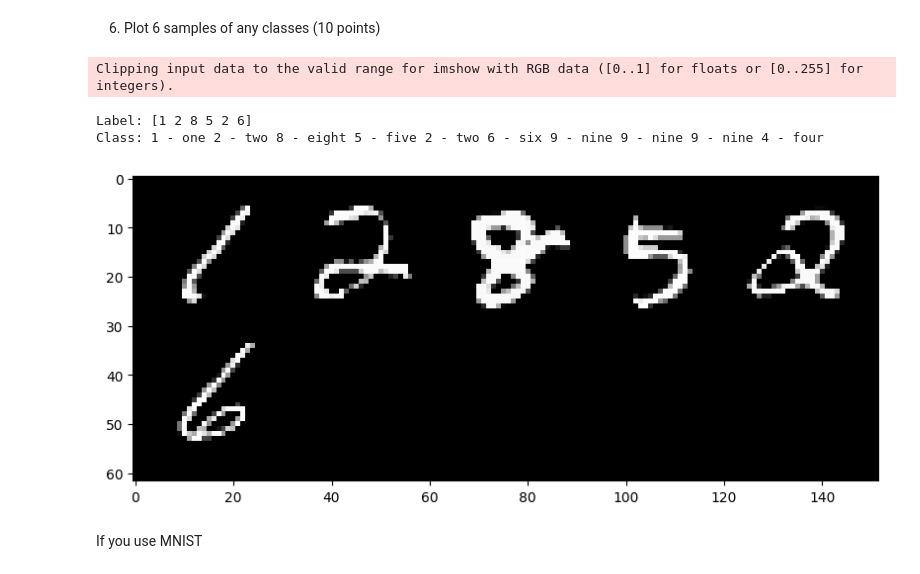
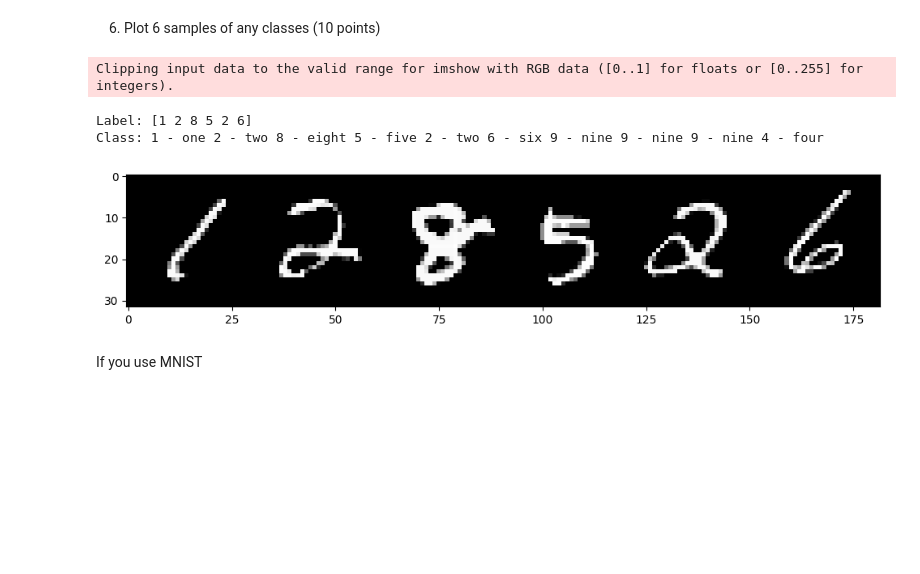
Before and after one commit to minnbanya/ML-Finals, a Jupyter notebook: Final-Minn-B.ipynb, the cells around one changed output. Drawn from its saved outputs; the diff is of its cells as text; code cells hidden in the pictures; blank space fills up the shorter version.

```diff
--- a/Final-Minn-B.ipynb
+++ b/Final-Minn-B.ipynb
@@ -91,26 +93,19 @@ torch.Size([32, 1, 28, 28])
 # %%
 class_names = training_data.classes
 # Print the labels
 print('Label:', label[0:6].numpy())
 print('Class:', *np.array([class_names[i] for i in label[0:10]]))
 
-im = make_grid(sample[0:6], nrow=5)  # the default nrow is 8
-
-# # Inverse normalize the images
-# inv_normalize = transforms.Normalize(
-#     mean=[-0.485/0.229, -0.456/0.224, -0.406/0.225],
-#     std=[1/0.229, 1/0.224, 1/0.225]
-# )
-# im_inv = inv_normalize(im)
+im = make_grid(sample[0:6], nrow=8)
 
 # Print the images
 plt.figure(figsize=(12,4))
 plt.imshow(np.transpose(im.numpy(), (1, 2, 0)));
 # %% [output]
 Clipping input data to the valid range for imshow with RGB data ([0..1] for floats or [0..255] for integers).
 Label: [1 2 8 5 2 6]
 Class: 1 - one 2 - two 8 - eight 5 - five 2 - two 6 - six 9 - nine 9 - nine 9 - nine 4 - four
-[figure, old version]
+[figure, new version]
 # %% [markdown]
 If you use MNIST
 # %% [markdown]
```
Also changed, not shown: parts of 9 cells of this notebook.
